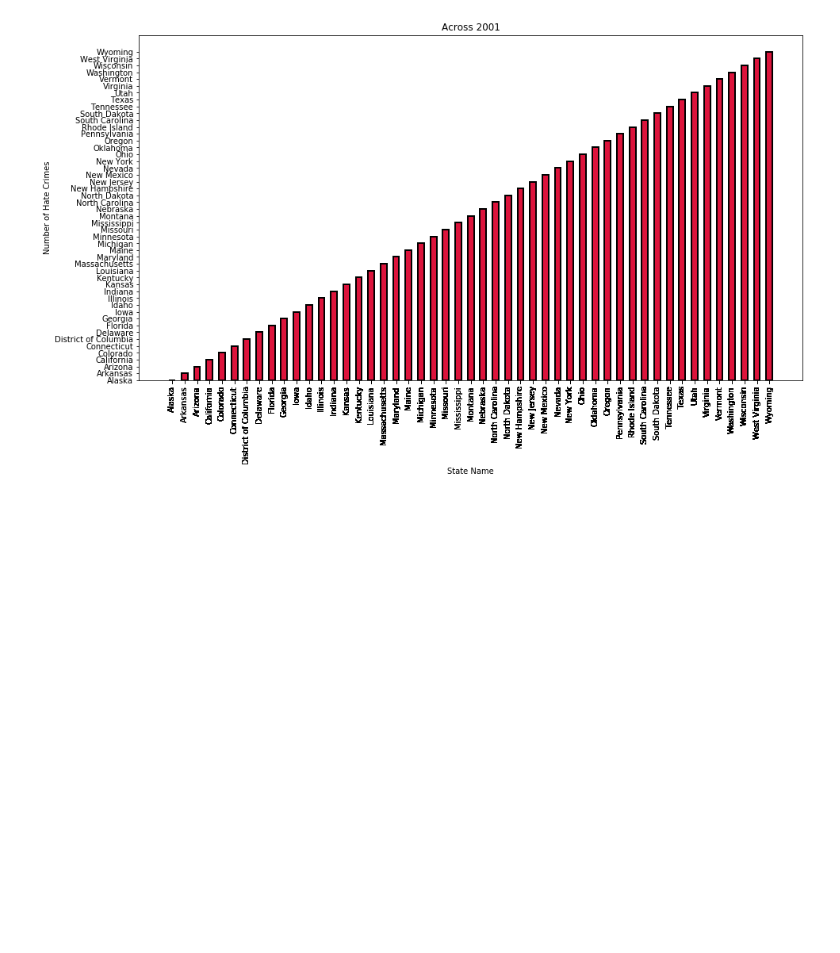
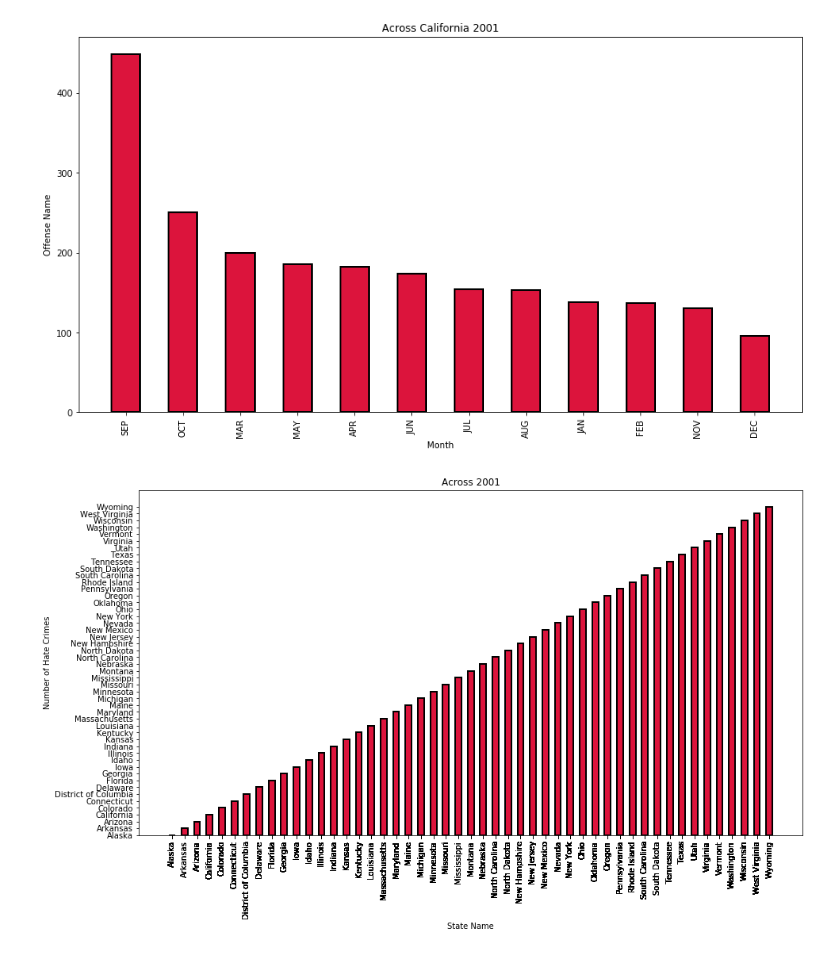
Before and after one commit to C-Johnson83/Group3, a Jupyter notebook: Project code/crime_data.ipynb, the cells around one changed output. Saved outputs shown, nothing was run; the diff lists cells and outputs as text; code cells hidden in the pictures; blank space fills up the shorter version.

```diff
--- a/Project code/crime_data.ipynb
+++ b/Project code/crime_data.ipynb
@@ -70,0 +70,11 @@ years_df
+# %%
+# # making separate Month, Day, columns
+max_state["DATA_DAY"]= months[0]
+max_state["DATA_MONTH"]= months[1]
+
+# # Dropping original Incedent Date column
+max_state.drop(columns =["INCIDENT_DATE"], inplace = True)
+max_state = max_state[['STATE_NAME','STATE_ABBR','PUB_AGENCY_NAME','DATA_YEAR',"DATA_MONTH","DATA_DAY",'OFFENSE_NAME']]
+
+# display
+max_state
@@ -87,3 +144,19 @@ plt.show()
+# %%
+counts = max_state['DATA_MONTH'].value_counts()
+x = counts.index.values
+y = counts.values
+
+plt.figure(figsize=(15, 8))
+
+plt.bar(x, y, align='center', color='crimson', edgecolor="black", width= .5, linewidth=2)
+
+plt.title("Across California 2001")
+plt.xlabel('Month')
+plt.ylabel('Offense Name')
+plt.xticks(x, rotation='vertical')
+plt.show()
+# %% [output]
+[figure, added]
 # %%
 peak_year = years_df[years_df['DATA_YEAR'] == 2001]
 
```
Also changed, not shown: parts of 23 cells of this notebook.
